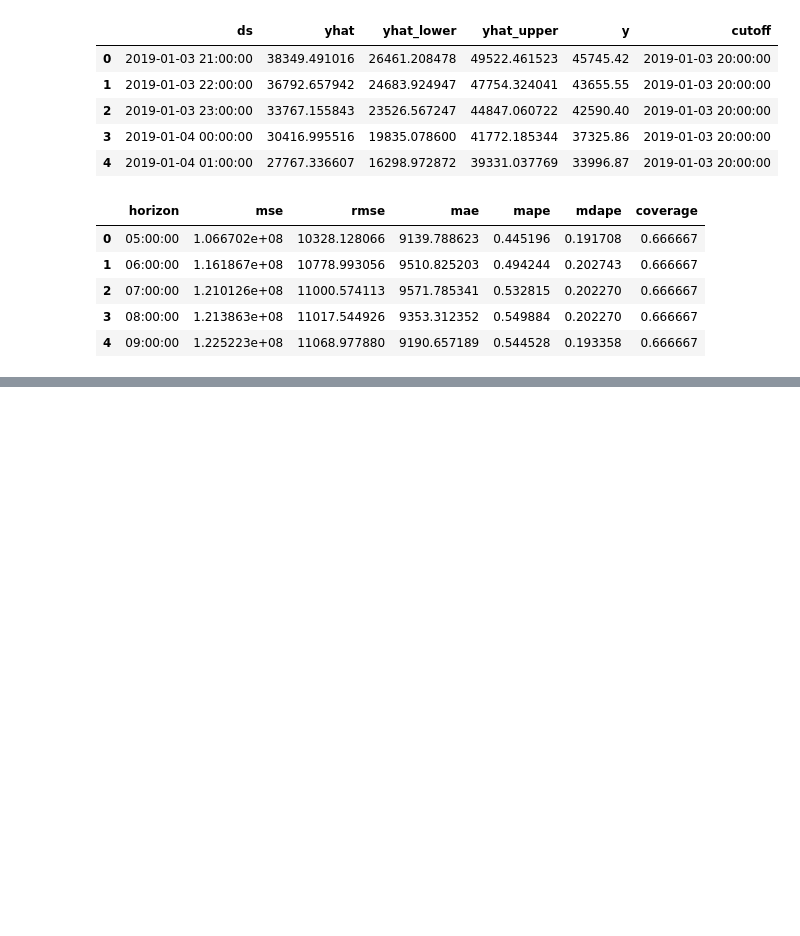
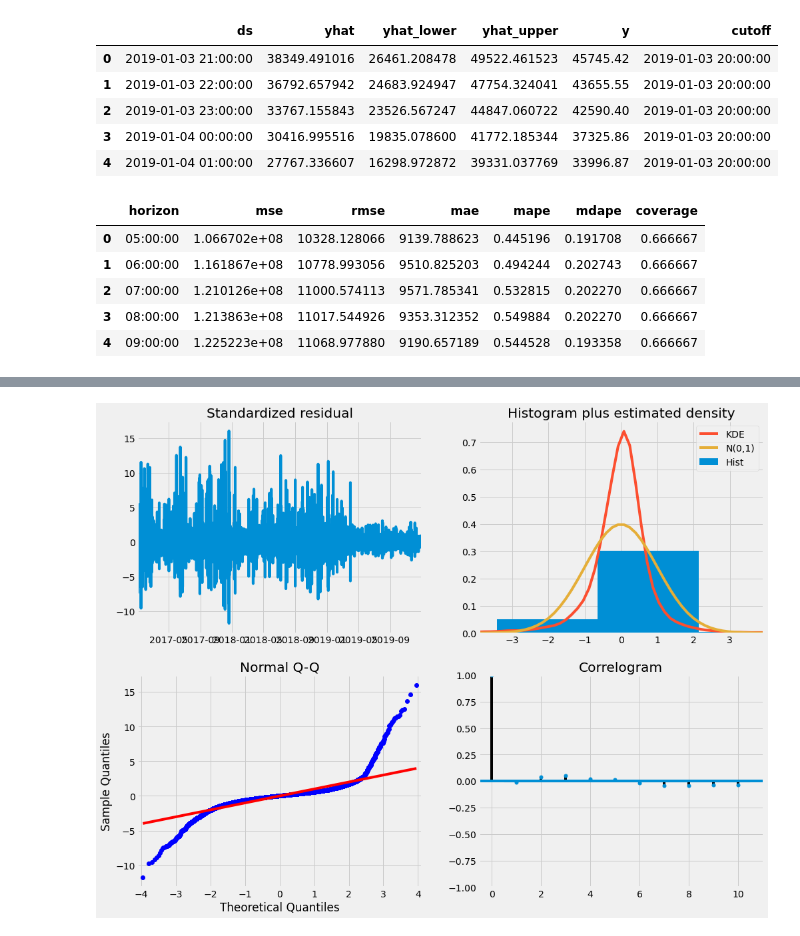
Before and after one commit to hectorLop/CO2_emissions_forecast, a Jupyter notebook: CO2_feature_engineering_and_visualization.ipynb, the cells around one changed output, grey strips where cells are left out. Cells and saved outputs as stored; diff of their text form; code cells hidden in the pictures; blank space fills up the shorter version.

Commit message:
ARIMA creation, find best parameters and fit model

```diff
--- a/CO2_feature_engineering_and_visualization.ipynb
+++ b/CO2_feature_engineering_and_visualization.ipynb
@@ -359,0 +363,4 @@ df_p.head()
+# %%
+import itertools
+import statsmodels.api as sm
+pyplot.style.use('fivethirtyeight')
@@ -359,0 +391,14 @@ df_p.head()
+# %%
+arima_dataset = dataset_by_hour
+
+for param in pdq:
+    for param_seasonal in seasonal_pdq:
+        try:
+            mod = sm.tsa.statespace.SARIMAX(arima_dataset, order=param, seasonal_order=param_seasonal,
+                                            enforce_stationarity=False, enforce_invertibility=False)
+
+            results = mod.fit()
+
+            print('ARIMA{}x{}12 - AIC:{}'.format(param, param_seasonal, results.aic))
+        except:
+            continue
@@ -359,0 +433,9 @@ df_p.head()
+# %%
+mod = sm.tsa.statespace.SARIMAX(arima_dataset, order=(0, 1, 1),
+                                seasonal_order=(1, 1, 1, 12),
+                                enforce_stationarity=False,
+                                enforce_invertibility=False)
+
+results = mod.fit()
+
+print(results.summary().tables[1])
@@ -359,0 +451,5 @@ df_p.head()
+# %%
+results.plot_diagnostics(figsize=(15, 12))
+pyplot.show()
+# %% [output]
+[figure, added]
```
Also changed, not shown: parts of 7 cells of this notebook.
